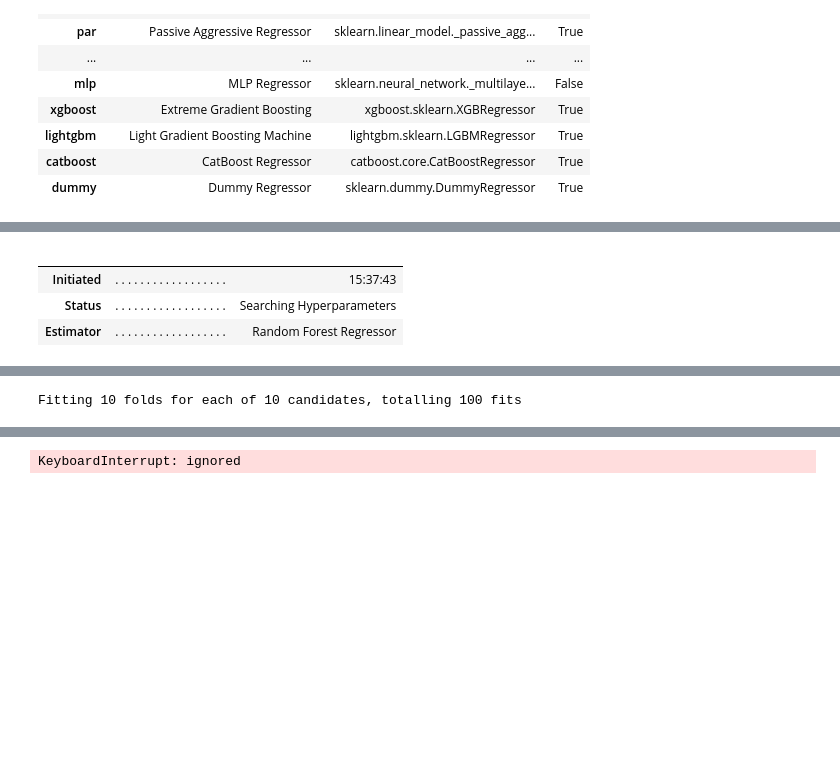
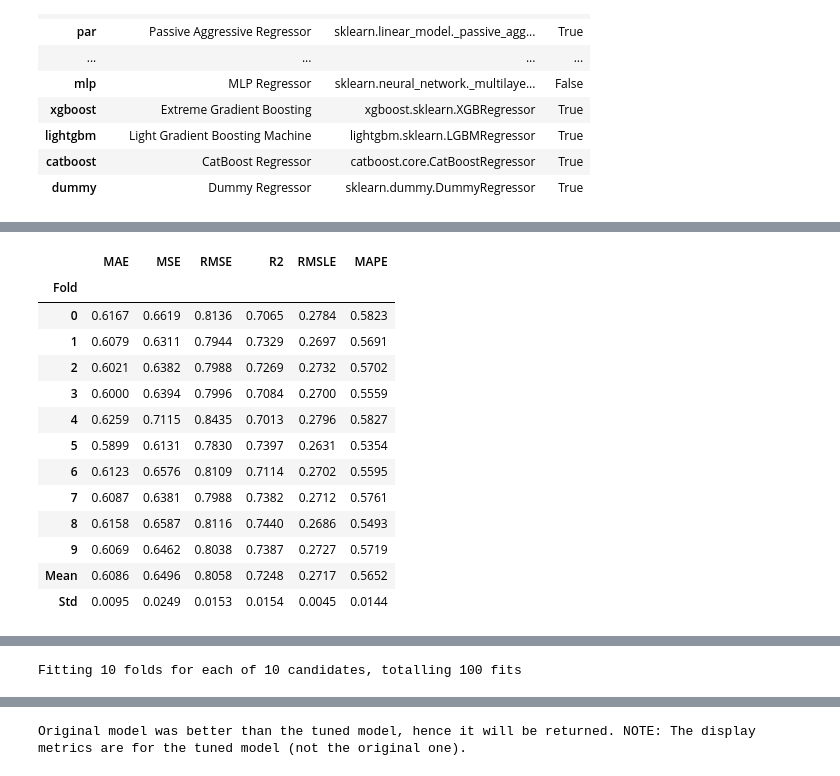
Before and after one commit to jhkang0516/Mogakso, a Jupyter notebook: automl_+_pycaret_(1).ipynb, the cells around one changed output, grey strips where cells are left out. Drawn from its saved outputs; the diff is of its cells as text; code cells hidden in the pictures; blank space fills up the shorter version.

```diff
--- a/automl_+_pycaret_(1).ipynb
+++ b/automl_+_pycaret_(1).ipynb
@@ -500,5 +551,5 @@ Fitting 10 folds for each of 10 candidates, totalling 100 fits
 [interactive output not drawn]
 Original model was better than the tuned model, hence it will be returned. NOTE: The display metrics are for the tuned model (not the original one).
 # %%
-model_rf = tune_model(rf, fold=10, optimize = 'MSE', choose_better = True)
+model_rf = tune_model(rf, fold=10, optimize = 'MAE')
 # %% [output]
@@ -505,5 +557,14 @@ model_rf = tune_model(rf, fold=10, optimize = 'MSE', choose_better = True)
-|  |  |  |
-|  |  |  |
-| Initiated | . . . . . . . . . . . . . . . . . . | 15:37:43 |
-| Status | . . . . . . . . . . . . . . . . . . | Searching Hyperparameters |
-| Estimator | . . . . . . . . . . . . . . . . . . | Random Forest Regressor |
+|  | MAE | MSE | RMSE | R2 | RMSLE | MAPE |
+| Fold |  |  |  |  |  |  |
+| 0 | 0.6167 | 0.6619 | 0.8136 | 0.7065 | 0.2784 | 0.5823 |
+| 1 | 0.6079 | 0.6311 | 0.7944 | 0.7329 | 0.2697 | 0.5691 |
+| 2 | 0.6021 | 0.6382 | 0.7988 | 0.7269 | 0.2732 | 0.5702 |
+| 3 | 0.6000 | 0.6394 | 0.7996 | 0.7084 | 0.2700 | 0.5559 |
+| 4 | 0.6259 | 0.7115 | 0.8435 | 0.7013 | 0.2796 | 0.5827 |
+| 5 | 0.5899 | 0.6131 | 0.7830 | 0.7397 | 0.2631 | 0.5354 |
+| 6 | 0.6123 | 0.6576 | 0.8109 | 0.7114 | 0.2702 | 0.5595 |
+| 7 | 0.6087 | 0.6381 | 0.7988 | 0.7382 | 0.2712 | 0.5761 |
+| 8 | 0.6158 | 0.6587 | 0.8116 | 0.7440 | 0.2686 | 0.5493 |
+| 9 | 0.6069 | 0.6462 | 0.8038 | 0.7387 | 0.2727 | 0.5719 |
+| Mean | 0.6086 | 0.6496 | 0.8058 | 0.7248 | 0.2717 | 0.5652 |
+| Std | 0.0095 | 0.0249 | 0.0153 | 0.0154 | 0.0045 | 0.0144 |
@@ -512,2 +573,2 @@ Fitting 10 folds for each of 10 candidates, totalling 100 fits
-KeyboardInterrupt: ignored
+Original model was better than the tuned model, hence it will be returned. NOTE: The display metrics are for the tuned model (not the original one).
 # %%
```
Also changed, not shown: parts of 27 cells of this notebook.
